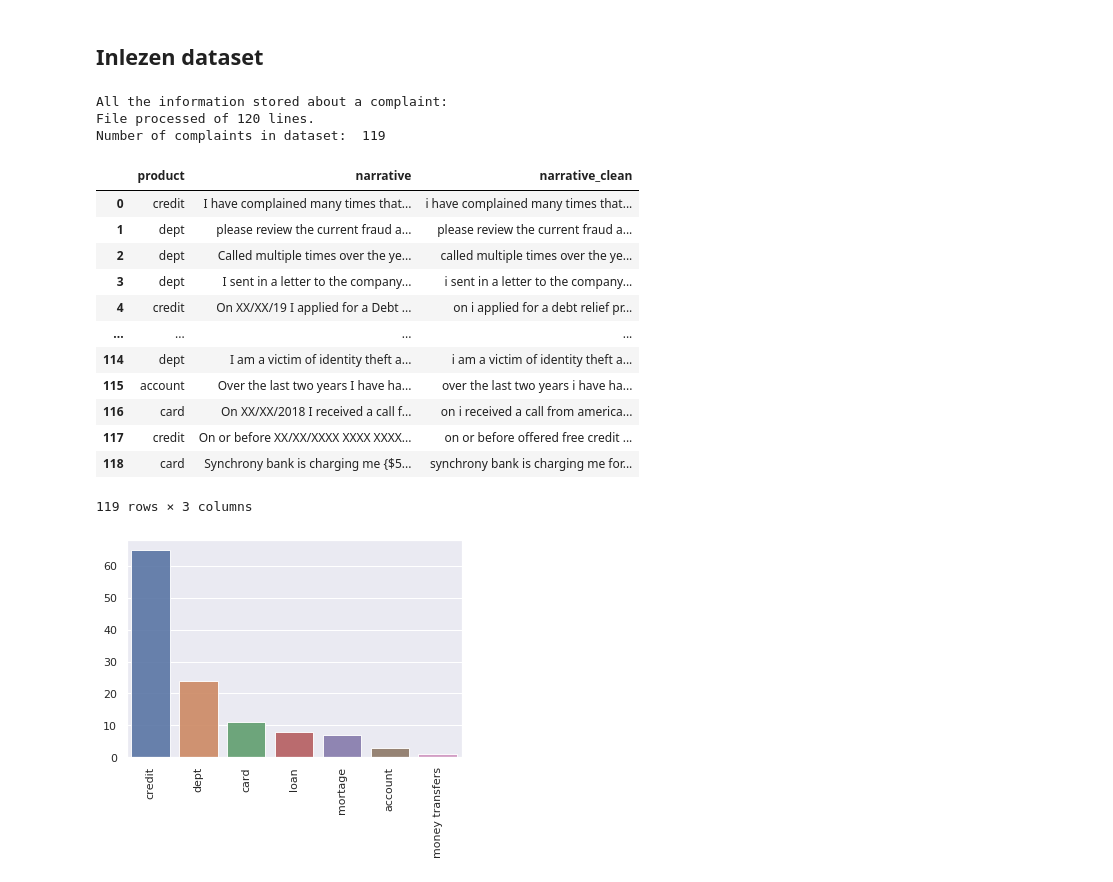
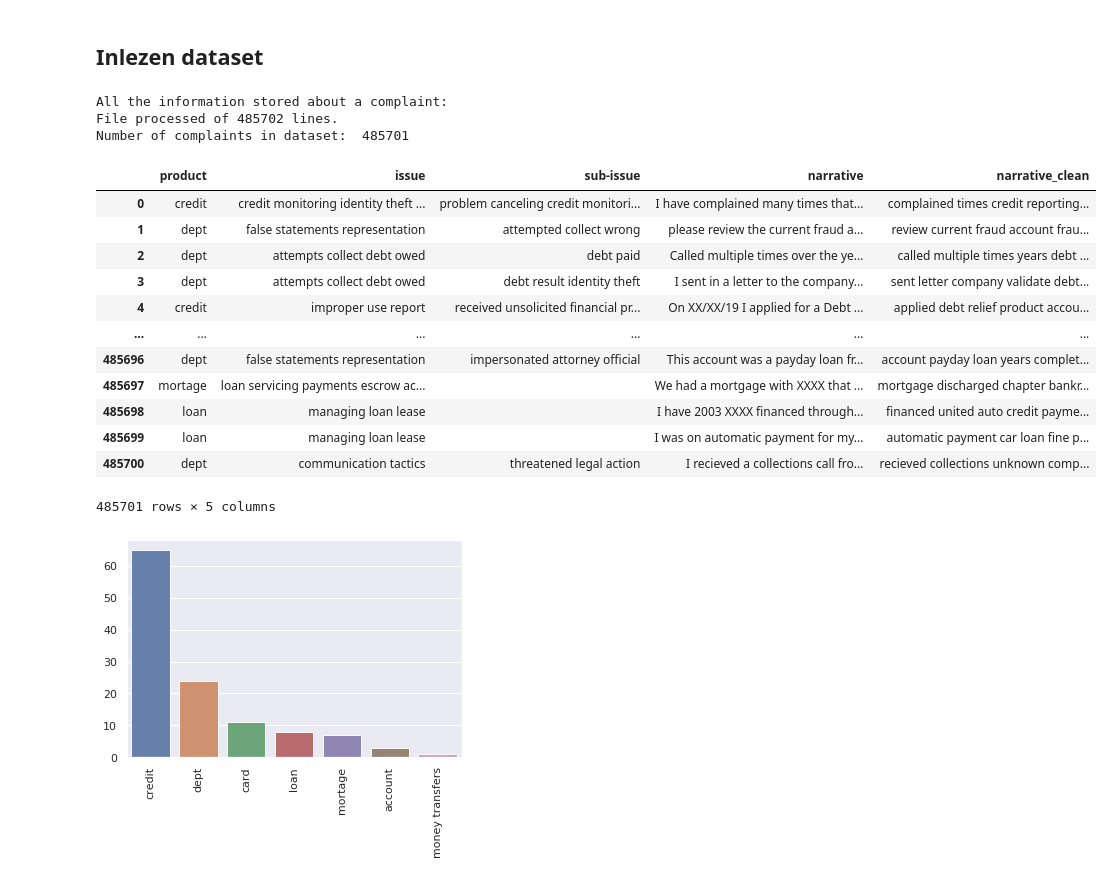
Before and after one commit to WouterStemgee/applied-machine-learning-consumer-complaints-database, a Jupyter notebook: sprint1_Lucas.ipynb, the cells around one changed output. Cells and saved outputs as stored; diff of their text form; code cells hidden in the pictures.

```diff
--- a/sprint1_Lucas.ipynb
+++ b/sprint1_Lucas.ipynb
@@ -21,10 +21,22 @@ punc = list(set(string.punctuation))
 add_stop = ['', ' ', 'say', 's', 'u', 'ap', 'afp', '...', 'n', '\\']
 stop_words = ENGLISH_STOP_WORDS.union(add_stop)
 
+def clean_string(string):
+    string =string.lower()
+    string = re.sub(r'[^\w\s]','',string)
+    string = re.sub(r'[0-9]|,','',string)
+    string = string.replace('\r',' ')
+    string = string.replace('\n',' ')
+    string = string.replace('x','')
+    string = re.sub(r'( )+',' ',string)
+    words = string.split(' ')
+    no_stop = [w for w in words if w not in stop_words]
+    return " ".join(no_stop)
+
 def read_all_complaints() :
     # Store all the data of the complaints in an array of maps. (amount of maps = amount of complaints)
     all_complaints = []
-    with open('data/complaints-100.csv') as csv_file:
+    with open('data/complaints.csv') as csv_file:
         csv_reader = csv.reader(csv_file, delimiter=',')
         line_count = 0
         for row in csv_reader:
@@ -37,19 +49,10 @@ def read_all_complaints() :
                 complaint=[]
                 full_complaint = " ".join(row[1:5])
                 complaint.append(row[1])
+                complaint.append(clean_string(row[3]))
+                complaint.append(clean_string(row[4]))
                 complaint.append(row[5])
-                #complaint.append(full_complaint.lower())
-                narrative=row[5]
-                narrative=narrative.lower()
-                narrative = re.sub(r'[^\w\s]','',narrative)
-                narrative = re.sub(r'[0-9]|,','',narrative)
-                narrative = narrative.replace('\r',' ')
-                narrative = narrative.replace('\n',' ')
-                narrative = narrative.replace('x','')
-                narrative = re.sub(r'( )+',' ',narrative)
-                narrative_arr = narrative.split(' ')
-                no_stop = [w for w in narrative_arr if w not in stop_words]
-                complaint.append(narrative)
+                complaint.append(clean_string(row[5]))
                 all_complaints.append(complaint)
                 line_count += 1
         print(f'File processed of {line_count} lines.')
@@ -60,49 +63,49 @@ def read_all_complaints() :
 complaints = read_all_complaints()
 #print(complaints)
 
 
 #df = pd.DataFrame(complaints, columns = ['Product', 'Sub-product', 'Issue', 'Sub-issue'])
-df = pd.DataFrame(complaints, columns = ['product','narrative','narrative_clean'])
+df = pd.DataFrame(complaints, columns = ['product','issue','sub-issue','narrative','narrative_clean'])
 print("Number of complaints in dataset: ",df.shape[0])
 df.replace({'product':
              {'Credit reporting, credit repair services, or other personal consumer reports': 'credit',
               'Credit reporting, repair, or other' : 'credit',
               'Credit reporting' : 'credit',
               'Debt collection': 'dept',
               'Credit card or prepaid card': 'card',
               'Credit card': 'card',
               'Vehicle loan or lease': 'loan',
               'Student loan': 'loan',
               'Bank account or service' : 'account',
               'Consumer Loan' : 'loan',
               'Payday loan' : 'loan',
               'Money transfers' : 'money transfers',
               'Prepaid card' : 'card',
               'Other financial service' : 'other services',
               'Virtual currency' : 'money transfers',
               'Checking or savings account': 'account',
               'Mortgage': 'mortage',
               'Payday loan, title loan, or personal loan': 'loan',
               'Money transfer, virtual currency, or money service': 'money transfers'
              }}, inplace= True)
 df
 # %% [output]
 All the information stored about a complaint:
-File processed of 120 lines.
-Number of complaints in dataset:  119
+File processed of 485702 lines.
+Number of complaints in dataset:  485701
-|  | product | narrative | narrative_clean |
-| 0 | credit | I have complained many times that... | i have complained many times that... |
-| 1 | dept | please review the current fraud a... | please review the current fraud a... |
-| 2 | dept | Called multiple times over the ye... | called multiple times over the ye... |
-| 3 | dept | I sent in a letter to the company... | i sent in a letter to the company... |
-| 4 | credit | On XX/XX/19 I applied for a Debt ... | on i applied for a debt relief pr... |
-| ... | ... | ... | ... |
-| 114 | dept | I am a victim of identity theft a... | i am a victim of identity theft a... |
-| 115 | account | Over the last two years I have ha... | over the last two years i have ha... |
-| 116 | card | On XX/XX/2018 I received a call f... | on i received a call from america... |
-| 117 | credit | On or before XX/XX/XXXX XXXX XXXX... | on or before offered free credit ... |
-| 118 | card | Synchrony bank is charging me {$5... | synchrony bank is charging me for... |
+|  | product | issue | sub-issue | narrative | narrative_clean |
+| 0 | credit | credit monitoring identity theft ... | problem canceling credit monitori... | I have complained many times that... | complained times credit reporting... |
+| 1 | dept | false statements representation | attempted collect wrong | please review the current fraud a... | review current fraud account frau... |
+| 2 | dept | attempts collect debt owed | debt paid | Called multiple times over the ye... | called multiple times years debt ... |
+| 3 | dept | attempts collect debt owed | debt result identity theft | I sent in a letter to the company... | sent letter company validate debt... |
+| 4 | credit | improper use report | received unsolicited financial pr... | On XX/XX/19 I applied for a Debt ... | applied debt relief product accou... |
+| ... | ... | ... | ... | ... | ... |
+| 485696 | dept | false statements representation | impersonated attorney official | This account was a payday loan fr... | account payday loan years complet... |
+| 485697 | mortage | loan servicing payments escrow ac... |  | We had a mortgage with XXXX that ... | mortgage discharged chapter bankr... |
+| 485698 | loan | managing loan lease |  | I have 2003 XXXX financed through... | financed united auto credit payme... |
+| 485699 | loan | managing loan lease |  | I was on automatic payment for my... | automatic payment car loan fine p... |
+| 485700 | dept | communication tactics | threatened legal action | I recieved a collections call fro... | recieved collections unknown comp... |
-119 rows × 3 columns
+485701 rows × 5 columns
 # %%
 product_count = df['product'].value_counts()
 product_count
```
Also changed, not shown: parts of 4 cells of this notebook, 1 other file.
